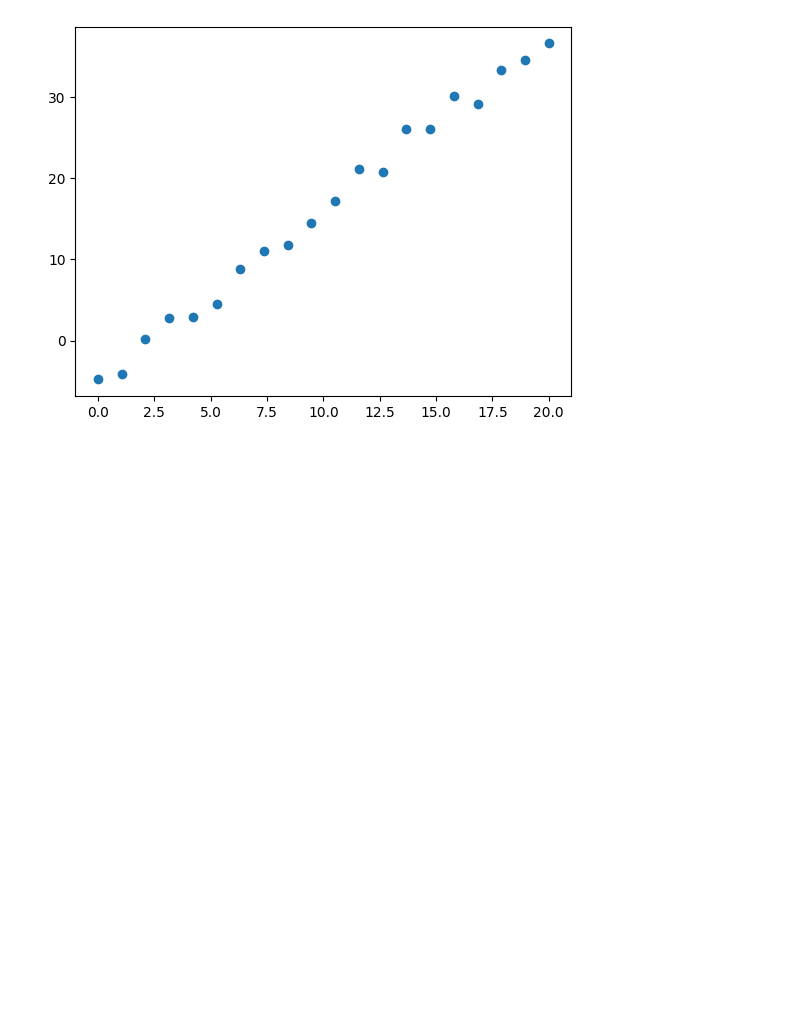
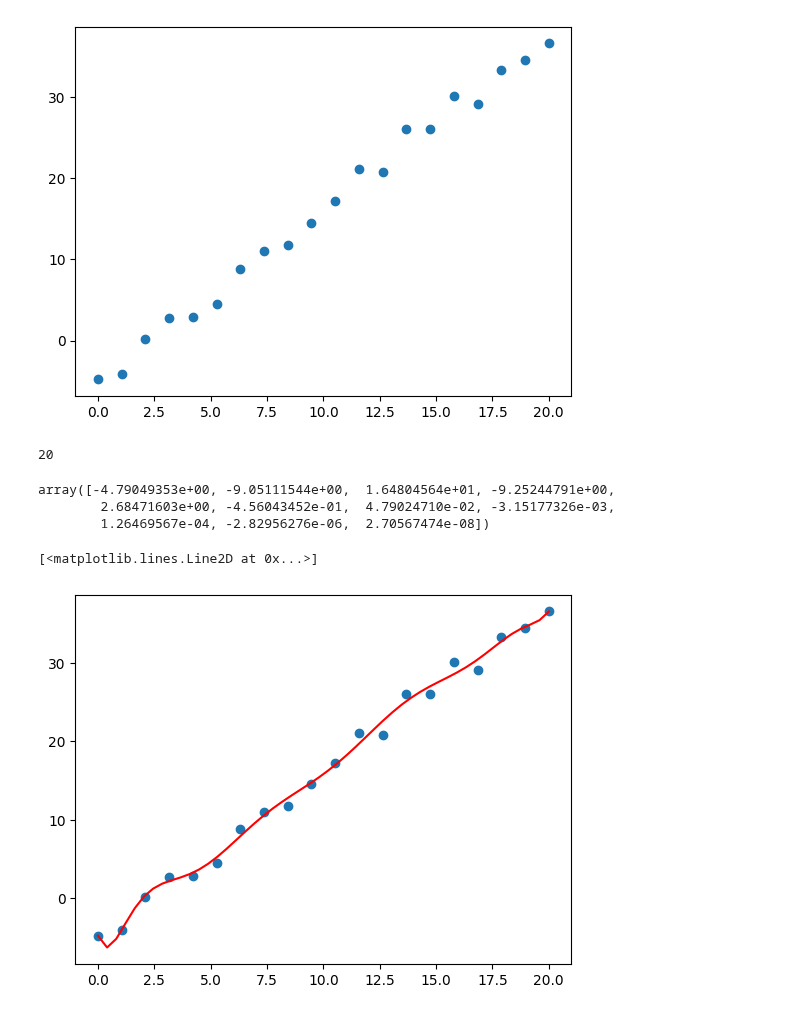
Before and after one commit to asegura4488/MetodosComputacionales2026, a Jupyter notebook: Semana11/MinimosCuadradosMatriciales.ipynb, the cells around one changed output. Cells and saved outputs as stored; diff of their text form; code cells hidden in the pictures; blank space fills up the shorter version.

```diff
--- a/Semana11/MinimosCuadradosMatriciales.ipynb
+++ b/Semana11/MinimosCuadradosMatriciales.ipynb
@@ -44,3 +44,47 @@ plt.scatter(x,y)
 # %% [output]
 <matplotlib.collections.PathCollection at 0x...>
 [figure]
+# %%
+def GetFit(x,y,n=2):
+
+  l = x.shape[0]
+  print(l)
+  b = y
+
+  A = np.ones((l,n+1))
+
+  for i in range(1,n+1):
+    A[:,i] = x**i
+
+  AT = np.dot(A.T,A)
+  bT = np.dot(A.T,b)
+
+  xsol = np.linalg.solve(AT,bT)
+
+  return xsol
+# %%
+n = 10
+param = GetFit(x,y,n)
+param
+# %% [output]
+20
+array([-4.79049353e+00, -9.05111544e+00,  1.64804564e+01, -9.25244791e+00,
+        2.68471603e+00, -4.56043452e-01,  4.79024710e-02, -3.15177326e-03,
+        1.26469567e-04, -2.82956276e-06,  2.70567474e-08])
+# %%
+def GetModel(x,p):
+
+  y = 0.
+  for n in range(len(p)):
+    y += p[n]*x**n
+
+  return y
+# %%
+_x = np.linspace(np.min(x),np.max(x),50)
+_y = GetModel(_x,param)
+# %%
+plt.scatter(x,y)
+plt.plot(_x,_y,color='r')
+# %% [output]
+[<matplotlib.lines.Line2D at 0x...>]
+[figure, added]
```
